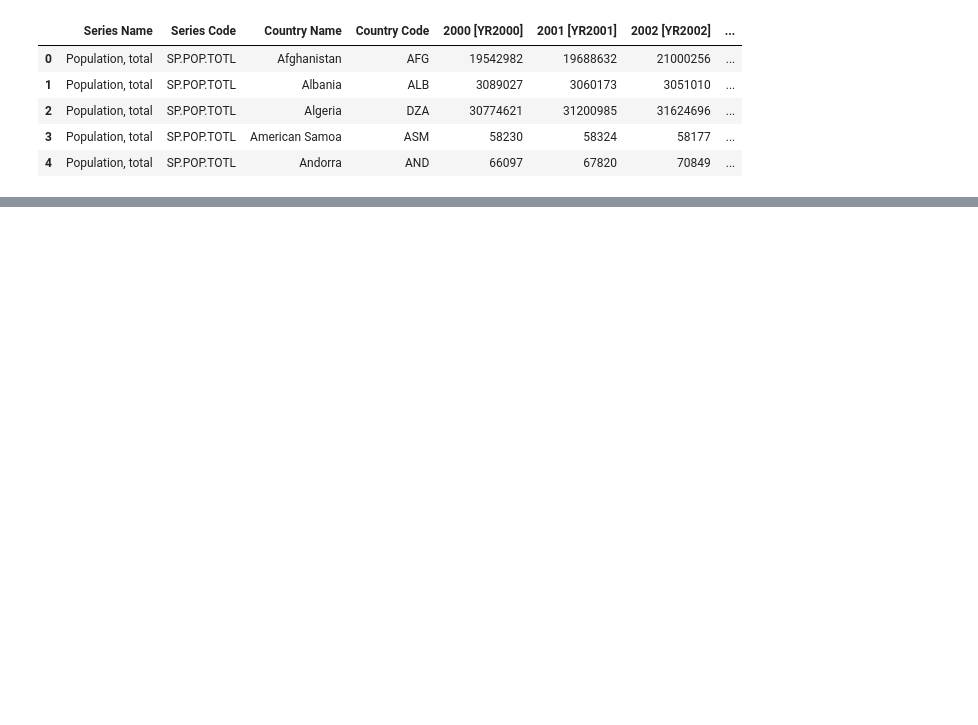
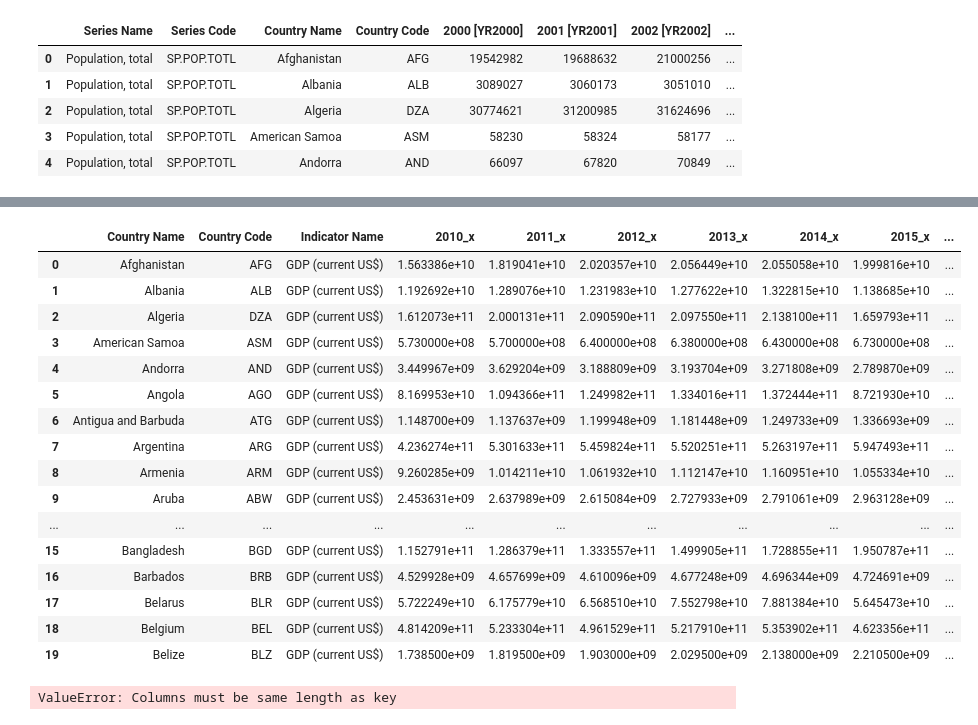
Before and after one commit to tphilippsen/ETL_Project, a Jupyter notebook: ETL_Project.ipynb, the cells around one changed output, grey strips where cells are left out. Drawn from its saved outputs; the diff is of its cells as text; code cells hidden in the pictures; blank space fills up the shorter version.

```diff
--- a/ETL_Project.ipynb
+++ b/ETL_Project.ipynb
@@ -19,0 +40,5 @@ Population_df.head()
+# %%
+# Rename columns
+renamed_pop_df = clean_pop_df.rename(columns={'2010 [YR2010]': '2010', '2011 [YR2011]': '2011',
+       '2012 [YR2012]': '2012', '2013 [YR2013]': '2013', '2014 [YR2014]': '2014', '2015 [YR2015]': '2015'})
+renamed_pop_df.head()
@@ -33,0 +78,5 @@ gdp_df.head()
+# %%
+# Remove unnecessary columns
+clean_gdp_df = gdp_df[['Country Name', 'Country Code', 'Indicator Name','2010', '2011', '2012', '2013', '2014', '2015']].copy()
+
+clean_gdp_df.head()
@@ -33,0 +90,3 @@ gdp_df.head()
+# %%
+clean_gdp_df = clean_gdp_df.rename(columns={'Indicator Name': 'Indicator'})
+clean_gdp_df
@@ -33,0 +107,27 @@ gdp_df.head()
+# %%
+# Merge dataframes on country code
+gdp_pop_df = pd.merge(clean_gdp_df, renamed_pop_df, on= 'Country Code', how= 'right')
+gdp_pop_df.head(20)
+# %% [output]
+|  | Country Name | Country Code | Indicator Name | 2010_x | 2011_x | 2012_x | 2013_x | 2014_x | 2015_x | ... |
+| 0 | Afghanistan | AFG | GDP (current US$) | 1.563386e+10 | 1.819041e+10 | 2.020357e+10 | 2.056449e+10 | 2.055058e+10 | 1.999816e+10 | ... |
+| 1 | Albania | ALB | GDP (current US$) | 1.192692e+10 | 1.289076e+10 | 1.231983e+10 | 1.277622e+10 | 1.322815e+10 | 1.138685e+10 | ... |
+| 2 | Algeria | DZA | GDP (current US$) | 1.612073e+11 | 2.000131e+11 | 2.090590e+11 | 2.097550e+11 | 2.138100e+11 | 1.659793e+11 | ... |
+| 3 | American Samoa | ASM | GDP (current US$) | 5.730000e+08 | 5.700000e+08 | 6.400000e+08 | 6.380000e+08 | 6.430000e+08 | 6.730000e+08 | ... |
+| 4 | Andorra | AND | GDP (current US$) | 3.449967e+09 | 3.629204e+09 | 3.188809e+09 | 3.193704e+09 | 3.271808e+09 | 2.789870e+09 | ... |
+| 5 | Angola | AGO | GDP (current US$) | 8.169953e+10 | 1.094366e+11 | 1.249982e+11 | 1.334016e+11 | 1.372444e+11 | 8.721930e+10 | ... |
+| 6 | Antigua and Barbuda | ATG | GDP (current US$) | 1.148700e+09 | 1.137637e+09 | 1.199948e+09 | 1.181448e+09 | 1.249733e+09 | 1.336693e+09 | ... |
+| 7 | Argentina | ARG | GDP (current US$) | 4.236274e+11 | 5.301633e+11 | 5.459824e+11 | 5.520251e+11 | 5.263197e+11 | 5.947493e+11 | ... |
+| 8 | Armenia | ARM | GDP (current US$) | 9.260285e+09 | 1.014211e+10 | 1.061932e+10 | 1.112147e+10 | 1.160951e+10 | 1.055334e+10 | ... |
+| 9 | Aruba | ABW | GDP (current US$) | 2.453631e+09 | 2.637989e+09 | 2.615084e+09 | 2.727933e+09 | 2.791061e+09 | 2.963128e+09 | ... |
+| ... | ... | ... | ... | ... | ... | ... | ... | ... | ... | ... |
+| 15 | Bangladesh | BGD | GDP (current US$) | 1.152791e+11 | 1.286379e+11 | 1.333557e+11 | 1.499905e+11 | 1.728855e+11 | 1.950787e+11 | ... |
+| 16 | Barbados | BRB | GDP (current US$) | 4.529928e+09 | 4.657699e+09 | 4.610096e+09 | 4.677248e+09 | 4.696344e+09 | 4.724691e+09 | ... |
+| 17 | Belarus | BLR | GDP (current US$) | 5.722249e+10 | 6.175779e+10 | 6.568510e+10 | 7.552798e+10 | 7.881384e+10 | 5.645473e+10 | ... |
+| 18 | Belgium | BEL | GDP (current US$) | 4.814209e+11 | 5.233304e+11 | 4.961529e+11 | 5.217910e+11 | 5.353902e+11 | 4.623356e+11 | ... |
+| 19 | Belize | BLZ | GDP (current US$) | 1.738500e+09 | 1.819500e+09 | 1.903000e+09 | 2.029500e+09 | 2.138000e+09 | 2.210500e+09 | ... |
+# %%
+clean_gdp_df[['Indicator','Currency']] = clean_gdp_df.Indicator.str.split(expand=True)
+clean_gdp_df
+# %% [output]
+ValueError: Columns must be same length as key
```
Also changed, not shown: parts of 9 cells of this notebook.
